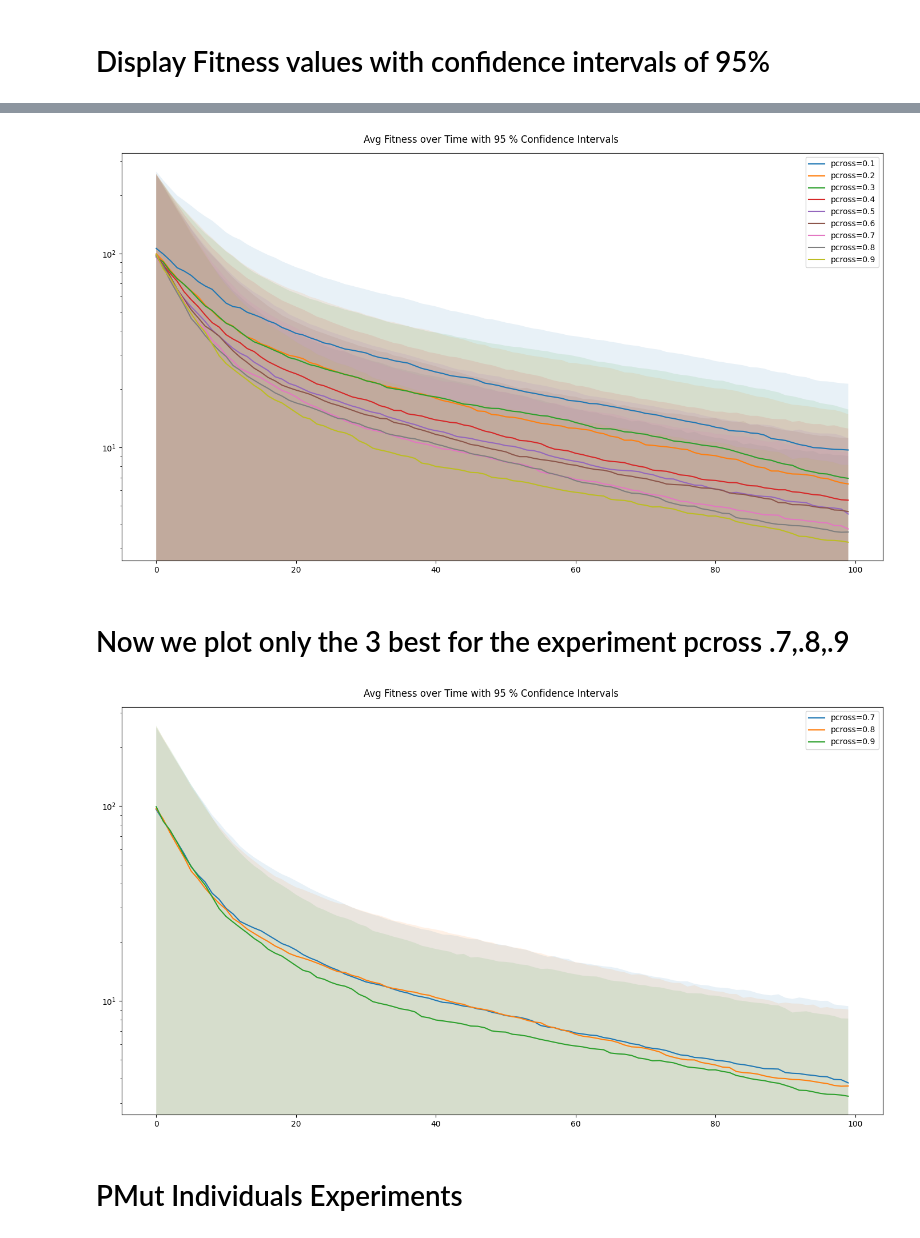
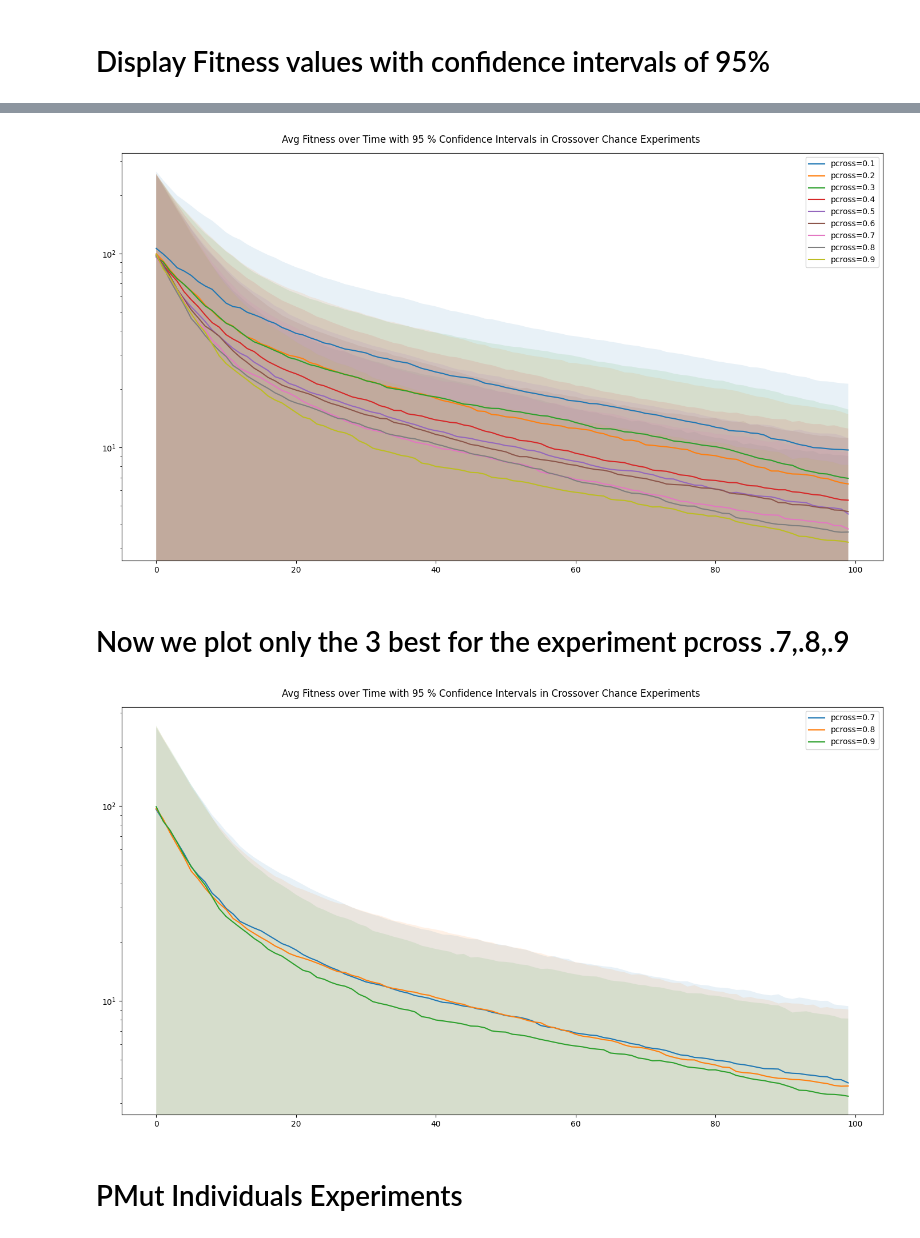
Before and after one commit to sebi-stewart/BioComputing-CSC3431-25-26-Assignment1, a Jupyter notebook: GA_Analysis.ipynb, the cells around one changed output, grey strips where cells are left out. Drawn from its saved outputs; the diff is of its cells as text; code cells hidden in the pictures.

```diff
--- a/GA_Analysis.ipynb
+++ b/GA_Analysis.ipynb
@@ -108,31 +118,31 @@ plt.show()
 # %%
 fig, ax = plt.subplots(1, 1, figsize=(14, 8))
-fig.suptitle("Avg Fitness over Time with 95 % Confidence Intervals")
+fig.suptitle("Avg Fitness over Time with 95 % Confidence Intervals in Crossover Chance Experiments")
 
 for experiment in pcross_df['ExperimentName'].drop_duplicates():
     df_filtered = pcross_df[pcross_df['ExperimentName'] == experiment]
     iterations = df_filtered['It']
     avg_best_fitness = df_filtered['AveBestFitness']
     confidence_interval = df_filtered['ConfidenceInterval']
 
     # Plot fitness
     ax.plot(iterations, avg_best_fitness, label=experiment)
     # Plot confidence
     ax.fill_between(iterations, (avg_best_fitness-confidence_interval), (avg_best_fitness+confidence_interval), alpha=.1)
 
 fig.tight_layout()
 ax.legend()
 ax.set_yscale('log')
 plt.setp(axs, ylim=(.1, 200))
 plt.show()
 # %% [output]
-[figure, old version]
+[figure, new version]
 # %% [markdown]
 # Now we plot only the 3 best for the experiment pcross .7,.8,.9
 # %%
 plt.show()
 fig, ax = plt.subplots(1, 1, figsize=(14, 8))
-fig.suptitle("Avg Fitness over Time with 95 % Confidence Intervals")
+fig.suptitle("Avg Fitness over Time with 95 % Confidence Intervals in Crossover Chance Experiments")
 
 
 for experiment in ['pcross=0.7', 'pcross=0.8', 'pcross=0.9']:
@@ -153,7 +163,7 @@ ax.set_yscale('log')
 plt.setp(axs, ylim=(.1, 200))
 plt.show()
 # %% [output]
-[figure, old version]
+[figure, new version]
 # %% [markdown]
 # PMut Individuals Experiments
 # %%
```
Also changed, not shown: parts of 20 cells of this notebook, 6 other files.
